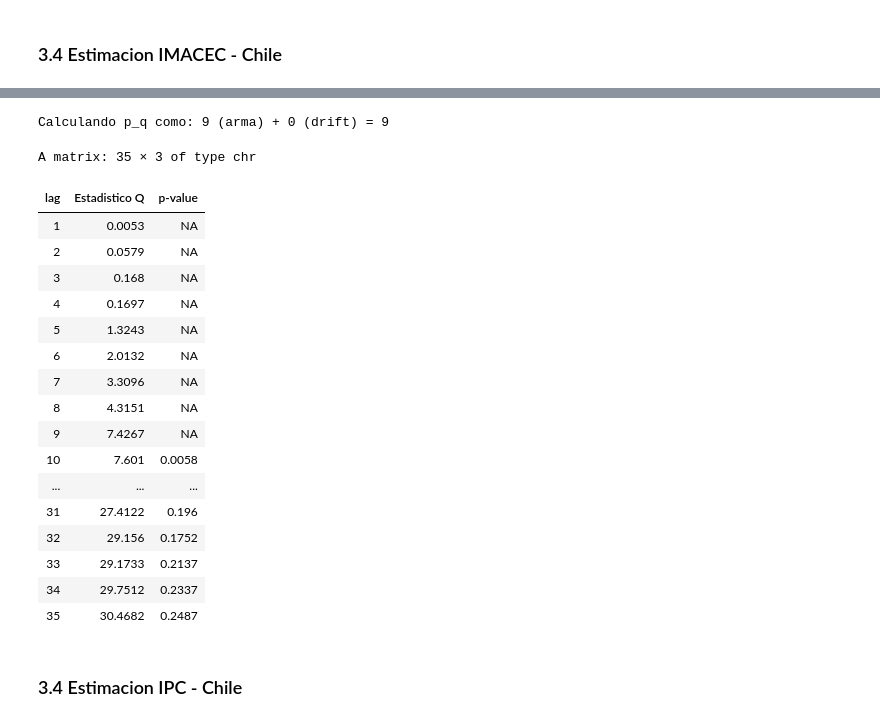
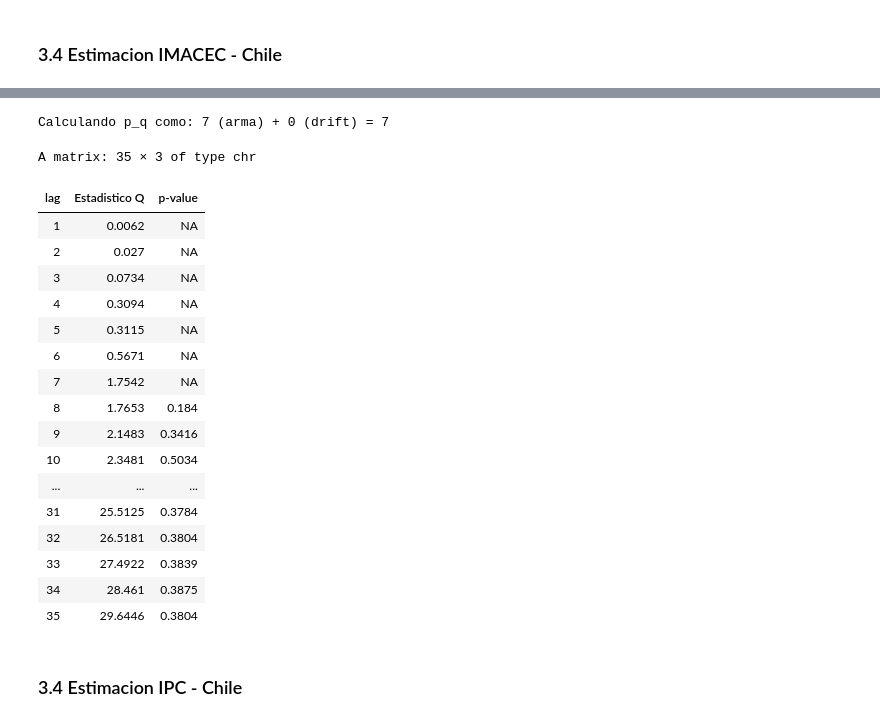
Before and after one commit to Juanpintoselso33/TP1-Series, a Jupyter notebook: notebook.ipynb, the cells around one changed output, grey strips where cells are left out. Drawn from its saved outputs; the diff is of its cells as text; code cells hidden in the pictures.

Commit message:
corrected imasec arima

```diff
--- a/notebook.ipynb
+++ b/notebook.ipynb
@@ -507,44 +431,25 @@ dl_imacec_train (entrenamiento):
 # %%
-# --- Celda optimizada corregida para IMACEC Chile (Cálculo p_q Robusto) ---
-library(forecast)
-library(lubridate)
-
-# 1) Regresores de calendario y outliers
-dates <- seq(as.Date("2004-02-01"), by = "month", length.out = length(dl_imacec_train))
-regs  <- data.frame(
-  leap       = as.integer(leap_year(dates)),
-  td_ld      = sapply(dates, function(d) {
-                 dias <- seq(floor_date(d, "month"), by = "day", length.out = days_in_month(d))
-                 sum(!weekdays(dias) %in% c("Friday","Saturday","Sunday"))
-               }),
-  AO_2010_02 = as.integer(dates == as.Date("2010-02-01")),
-  AO_2020_04 = as.integer(dates == as.Date("2020-04-01"))
-)
-# Eliminar regresores constantes y convertir a matriz
-regs <- as.matrix(regs[, sapply(regs, var, na.rm = TRUE) > 0])
-
-# 2) Estimación del modelo ARIMAX
+# Modelo ARIMA con diferenciación regular (d=1) y sin término de deriva
 model_imacec_chi <- Arima(
   y        = dl_imacec_train,
-  order    = c(4, 0, 2),
-  seasonal = list(order = c(1, 1, 2), period = 12),
-  xreg     = regs,
-  include.drift = TRUE,
-  method   = "ML"
+  order    = c(4, 0, 2),          # Añadimos diferenciación regular (d=1)
+  seasonal = list(order = c(0, 1, 1), period = 12),  # Mantenemos la parte estacional
+  include.drift = FALSE,          # Eliminamos el término de deriva
+  method   = "ML"                 # Método de máxima verosimilitud
 )
 
-# 3) Resumen del modelo
+# Resumen del modelo
 summary(model_imacec_chi)
 
-# 4) Cálculo robusto de p_q (número de parámetros del arma + drift si existiera)
-num_arma_params    <- sum(model_imacec_chi$arma[c(1, 2, 3, 4)])    # p + q + P + Q
-drift_present      <- as.integer("drift" %in% names(model_imacec_chi$coef))  # 1 si hay drift, 0 si no
-grados_libertad_q  <- num_arma_params + drift_present
+# Cálculo del número de parámetros para el test de Ljung-Box
+num_arma_params <- sum(model_imacec_chi$arma[c(1, 2, 3, 4)])  # p + q + P + Q
+drift_present   <- as.integer("drift" %in% names(model_imacec_chi$coef))
+grados_libertad_q <- num_arma_params + drift_present
 
 cat("Calculando p_q como:", num_arma_params, "(arma) +", drift_present, "(drift) =",
     grados_libertad_q, "\n")
 
-# 5) Diagnóstico de residuos con corr_res
+# Diagnóstico de residuos
 corr_res(
   xreg = model_imacec_chi,
   lags = 35,
@@ -573,22 +475,22 @@ Training set -0.004812488
-Calculando p_q como: 9 (arma) + 0 (drift) = 9
+Calculando p_q como: 7 (arma) + 0 (drift) = 7
 A matrix: 35 × 3 of type chr
 | lag | Estadistico Q | p-value |
-| 1 | 0.0053 | NA |
-| 2 | 0.0579 | NA |
-| 3 | 0.168 | NA |
-| 4 | 0.1697 | NA |
-| 5 | 1.3243 | NA |
-| 6 | 2.0132 | NA |
-| 7 | 3.3096 | NA |
-| 8 | 4.3151 | NA |
-| 9 | 7.4267 | NA |
-| 10 | 7.601 | 0.0058 |
+| 1 | 0.0062 | NA |
+| 2 | 0.027 | NA |
+| 3 | 0.0734 | NA |
+| 4 | 0.3094 | NA |
+| 5 | 0.3115 | NA |
+| 6 | 0.5671 | NA |
+| 7 | 1.7542 | NA |
+| 8 | 1.7653 | 0.184 |
+| 9 | 2.1483 | 0.3416 |
+| 10 | 2.3481 | 0.5034 |
 | ... | ... | ... |
-| 31 | 27.4122 | 0.196 |
-| 32 | 29.156 | 0.1752 |
-| 33 | 29.1733 | 0.2137 |
-| 34 | 29.7512 | 0.2337 |
-| 35 | 30.4682 | 0.2487 |
+| 31 | 25.5125 | 0.3784 |
+| 32 | 26.5181 | 0.3804 |
+| 33 | 27.4922 | 0.3839 |
+| 34 | 28.461 | 0.3875 |
+| 35 | 29.6446 | 0.3804 |
 # %% [markdown]
 ### 3.4 Estimacion IPC - Chile
 # %%
```
Also changed, not shown: parts of 6 cells of this notebook.
